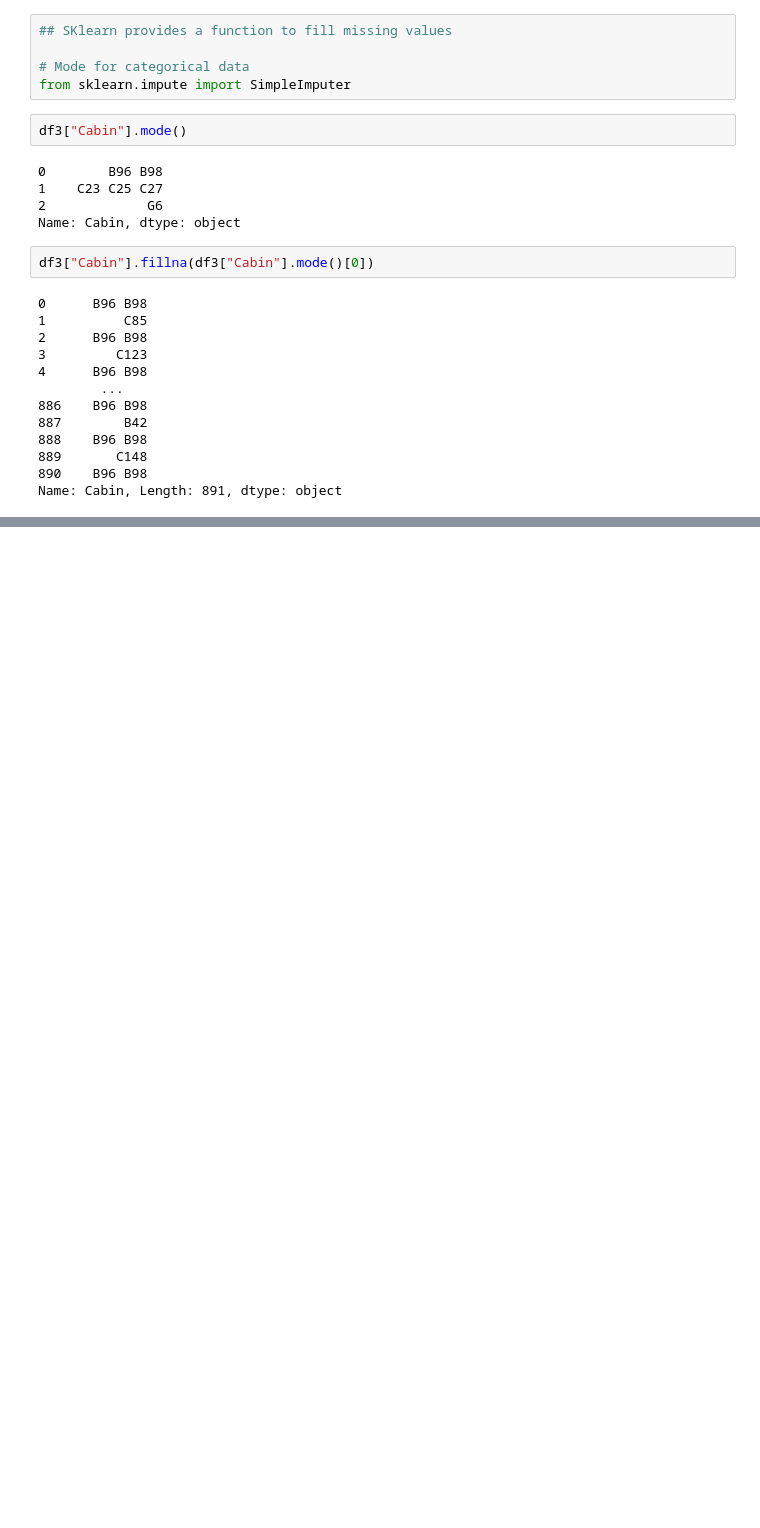
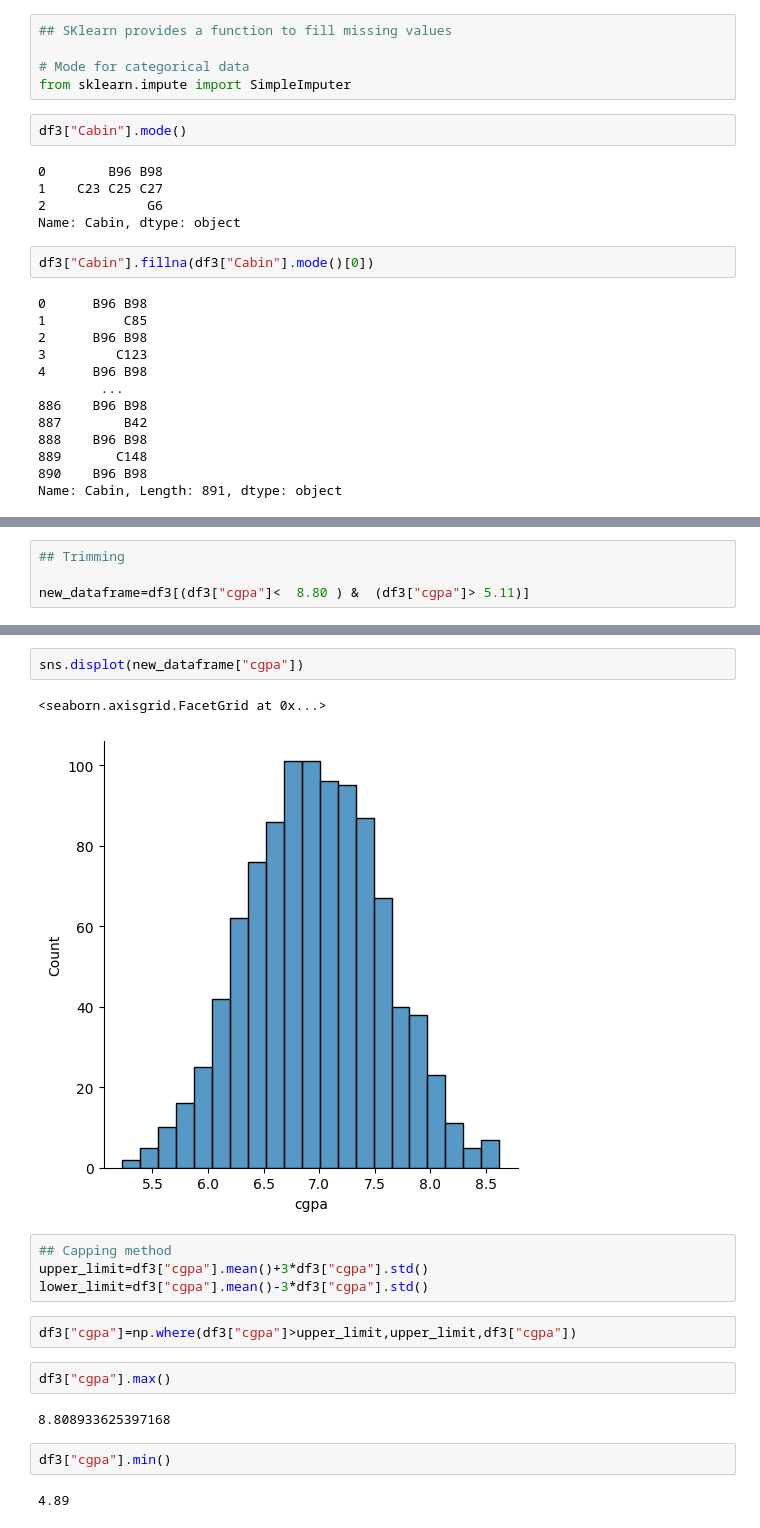
Before and after one commit to Hunnykumar007/SimpleLinearAlgorithm, a Jupyter notebook: notebooks/Feature_Engineering.ipynb, the cells around one changed output, grey strips where cells are left out. Saved outputs shown, nothing was run; the diff lists cells and outputs as text; blank space fills up the shorter version.

```diff
--- a/notebooks/Feature_Engineering.ipynb
+++ b/notebooks/Feature_Engineering.ipynb
@@ -711,0 +804,4 @@ Name: Cabin, Length: 891, dtype: object
+# %%
+## Trimming
+
+new_dataframe=df3[(df3["cgpa"]<  8.80 ) &  (df3["cgpa"]> 5.11)]
@@ -711,0 +817,19 @@ Name: Cabin, Length: 891, dtype: object
+# %%
+sns.displot(new_dataframe["cgpa"])
+# %% [output]
+<seaborn.axisgrid.FacetGrid at 0x...>
+[figure, added]
+# %%
+## Capping method
+upper_limit=df3["cgpa"].mean()+3*df3["cgpa"].std()
+lower_limit=df3["cgpa"].mean()-3*df3["cgpa"].std()
+# %%
+df3["cgpa"]=np.where(df3["cgpa"]>upper_limit,upper_limit,df3["cgpa"])
+# %%
+df3["cgpa"].max()
+# %% [output]
+8.808933625397168
+# %%
+df3["cgpa"].min()
+# %% [output]
+4.89
```
Also changed, not shown: parts of 43 cells of this notebook.
